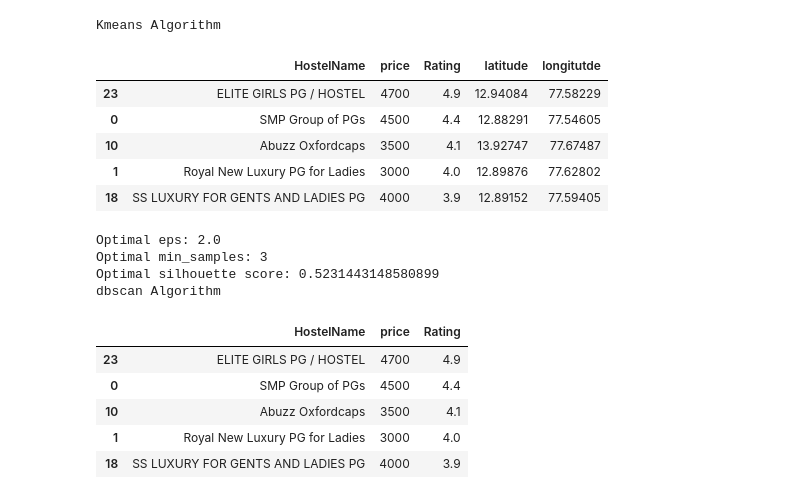
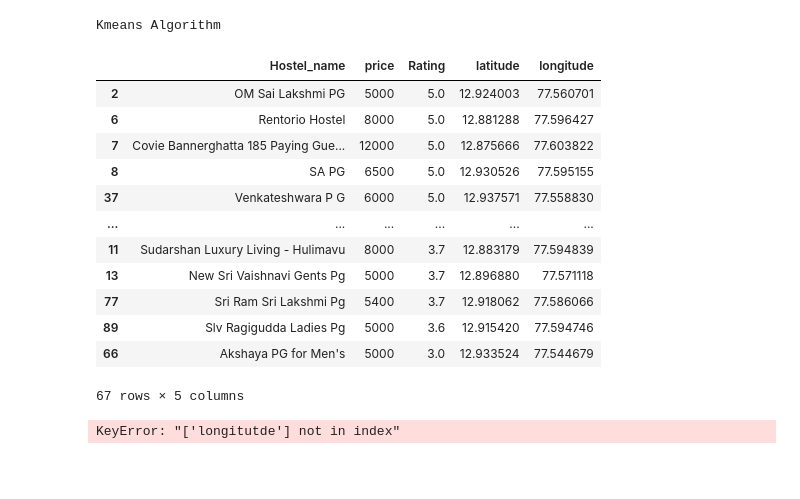
Before and after one commit to Laharishree/Final-Year-Project, a Jupyter notebook: dataCleaning.ipynb, the cells around one changed output. Cells and saved outputs as stored; diff of their text form; code cells hidden in the pictures; blank space fills up the shorter version.

```diff
--- a/dataCleaning.ipynb
+++ b/dataCleaning.ipynb
@@ -130,3 +106,5 @@ df1.head()
+# %%
+df1=df
 # %%
 # Import required libraries
 import pandas as pd
@@ -135,7 +113,8 @@ from sklearn.cluster import KMeans
 from sklearn.preprocessing import StandardScaler
 from sklearn.metrics import silhouette_score
 
-features = ['latitude', 'longitutde', 'price', 'Rating', 'wifi', 'ac', 'laundry', 'security']
+features = ['latitude', 'longitude', 'price', 'Rating', 'wifi', 'ac', 'laundry', 'security']
+#features =	["latitude"	,"longitude"	,	"Rating",	"wifi",	"ac",	"laundry",	"security"	,"price"]
 
 # Preprocess data
 X = df1[features]
@@ -154,7 +133,8 @@ for n_clusters in range(2, 10):
     silhouette_scores.append(silhouette_score(X_scaled, cluster_labels))
 
 
-optimal_n_clusters = np.argmax(silhouette_scores) + 2
+optimal_n_clusters = np.argmax(silhouette_scores)+2
+# print(silhouette_scores)
 # print(optimal_n_clusters)
 
 
@@ -162,42 +142,49 @@ optimal_n_clusters = np.argmax(silhouette_scores) + 2
 # Perform clustering
 kmeans = KMeans(n_clusters=optimal_n_clusters, random_state=42)
 cluster_labels = kmeans.fit_predict(X_scaled)
 
 # Add cluster labels to original dataset
 df1['cluster'] = cluster_labels
 def recommend_hostels(latitude, longitude, price, wifi,ac,laundry, security,Rating):
     user_input = pd.DataFrame({
         'latitude': [latitude],
-        'longitutde': [longitude],
+        'longitude': [longitude],
         'price': [price],
         'Rating':[Rating],
         'wifi': [wifi],
         'ac': [ac],
         'laundry': [laundry],
         'security': [security]
     })
     #user_input = pd.get_dummies(user_input, columns=['wifi', 'ac', 'laundry', 'security'])
     user_input_scaled = scaler.transform(user_input)
     user_cluster = kmeans.predict(user_input_scaled)[0]
     recommended_hostels = df1[df1['cluster'] == user_cluster].sort_values('Rating', ascending=False)
 
 
 
-    return recommended_hostels[['HostelName', 'price', 'Rating','latitude','longitutde']]
+    return recommended_hostels[['Hostel_name', 'price', 'Rating','latitude','longitude']]
 
 # Example usage
 print("Kmeans Algorithm")
 
 
-recommend_hostels(latitude=12.7369852, longitude=77.985, price=8000, wifi= 0, ac=0, laundry= 1, security=1,Rating=3.7)
+recommend_hostels(latitude=12.8369852, longitude=77.985, price=8000, wifi= 0, ac=0, laundry= 1, security=1,Rating=3.7)
 # %% [output]
 Kmeans Algorithm
-|  | HostelName | price | Rating | latitude | longitutde |
-| 23 | ELITE GIRLS PG / HOSTEL | 4700 | 4.9 | 12.94084 | 77.58229 |
-| 0 | SMP Group of PGs | 4500 | 4.4 | 12.88291 | 77.54605 |
-| 10 | Abuzz Oxfordcaps | 3500 | 4.1 | 13.92747 | 77.67487 |
-| 1 | Royal New Luxury PG for Ladies | 3000 | 4.0 | 12.89876 | 77.62802 |
-| 18 | SS LUXURY FOR GENTS AND LADIES PG | 4000 | 3.9 | 12.89152 | 77.59405 |
+|  | Hostel_name | price | Rating | latitude | longitude |
+| 2 | OM Sai Lakshmi PG | 5000 | 5.0 | 12.924003 | 77.560701 |
+| 6 | Rentorio Hostel | 8000 | 5.0 | 12.881288 | 77.596427 |
+| 7 | Covie Bannerghatta 185 Paying Gue... | 12000 | 5.0 | 12.875666 | 77.603822 |
+| 8 | SA PG | 6500 | 5.0 | 12.930526 | 77.595155 |
+| 37 | Venkateshwara P G | 6000 | 5.0 | 12.937571 | 77.558830 |
+| ... | ... | ... | ... | ... | ... |
+| 11 | Sudarshan Luxury Living - Hulimavu | 8000 | 3.7 | 12.883179 | 77.594839 |
+| 13 | New Sri Vaishnavi Gents Pg | 5000 | 3.7 | 12.896880 | 77.571118 |
+| 77 | Sri Ram Sri Lakshmi Pg | 5400 | 3.7 | 12.918062 | 77.586066 |
+| 89 | Slv Ragigudda Ladies Pg | 5000 | 3.6 | 12.915420 | 77.594746 |
+| 66 | Akshaya PG for Men's | 5000 | 3.0 | 12.933524 | 77.544679 |
+67 rows × 5 columns
 # %%
 # Import required libraries
 import pandas as pd
@@ -264,13 +251,4 @@ def recommend_hostels(latitude, longitude, price, wifi,ac,laundry, security,Rati
 print("dbscan Algorithm")
 recommend_hostels(latitude=12.87, longitude=78.9996, price=3000, wifi= 1, ac=1, laundry= 1, security=1,Rating=4.0)
 # %% [output]
-Optimal eps: 2.0
-Optimal min_samples: 3
-Optimal silhouette score: 0.5231443148580899
-dbscan Algorithm
+KeyError: "['longitutde'] not in index"
-|  | HostelName | price | Rating |
-| 23 | ELITE GIRLS PG / HOSTEL | 4700 | 4.9 |
-| 0 | SMP Group of PGs | 4500 | 4.4 |
-| 10 | Abuzz Oxfordcaps | 3500 | 4.1 |
-| 1 | Royal New Luxury PG for Ladies | 3000 | 4.0 |
-| 18 | SS LUXURY FOR GENTS AND LADIES PG | 4000 | 3.9 |
```
Also changed, not shown: parts of 7 cells of this notebook, 2 other files.
